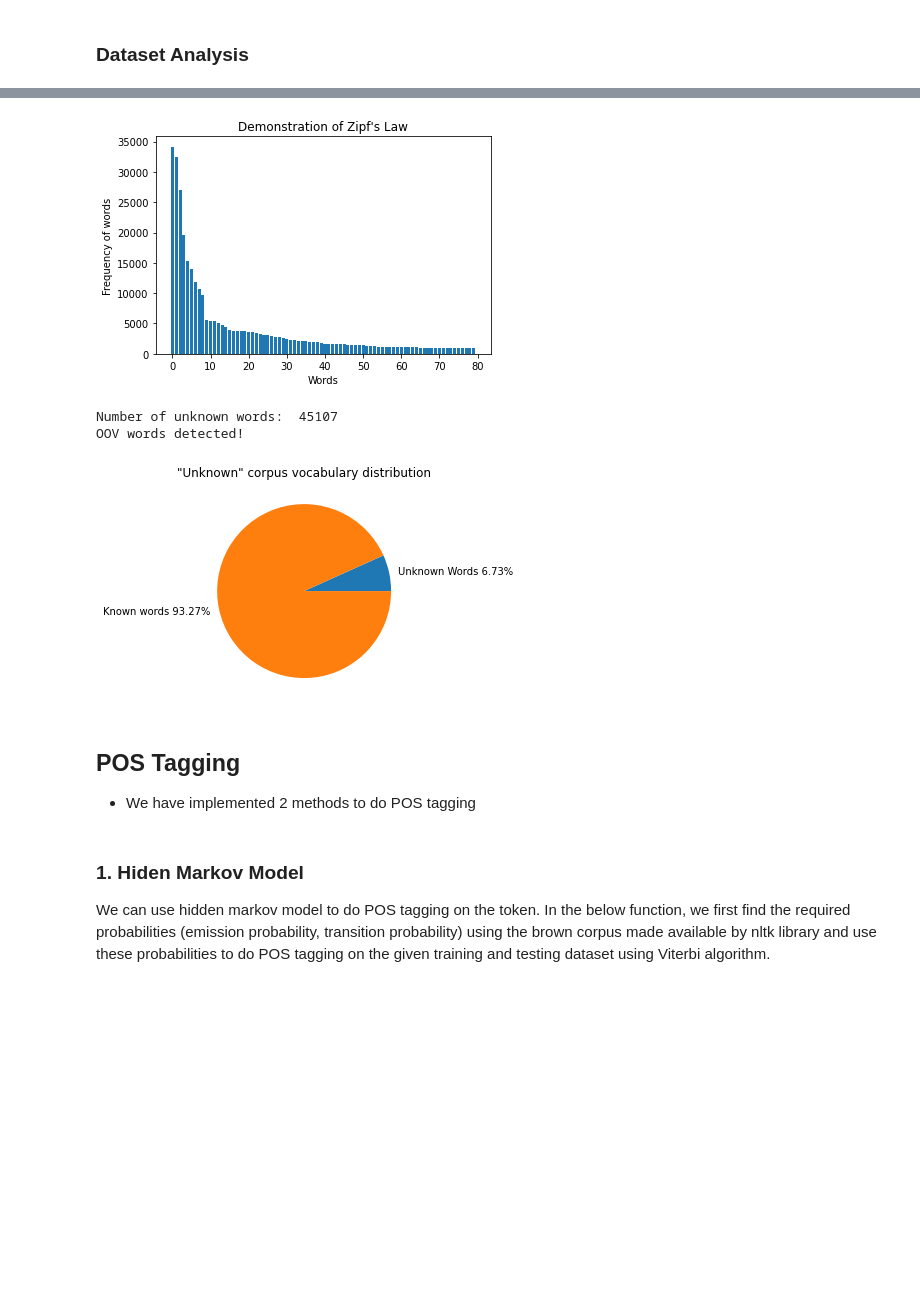
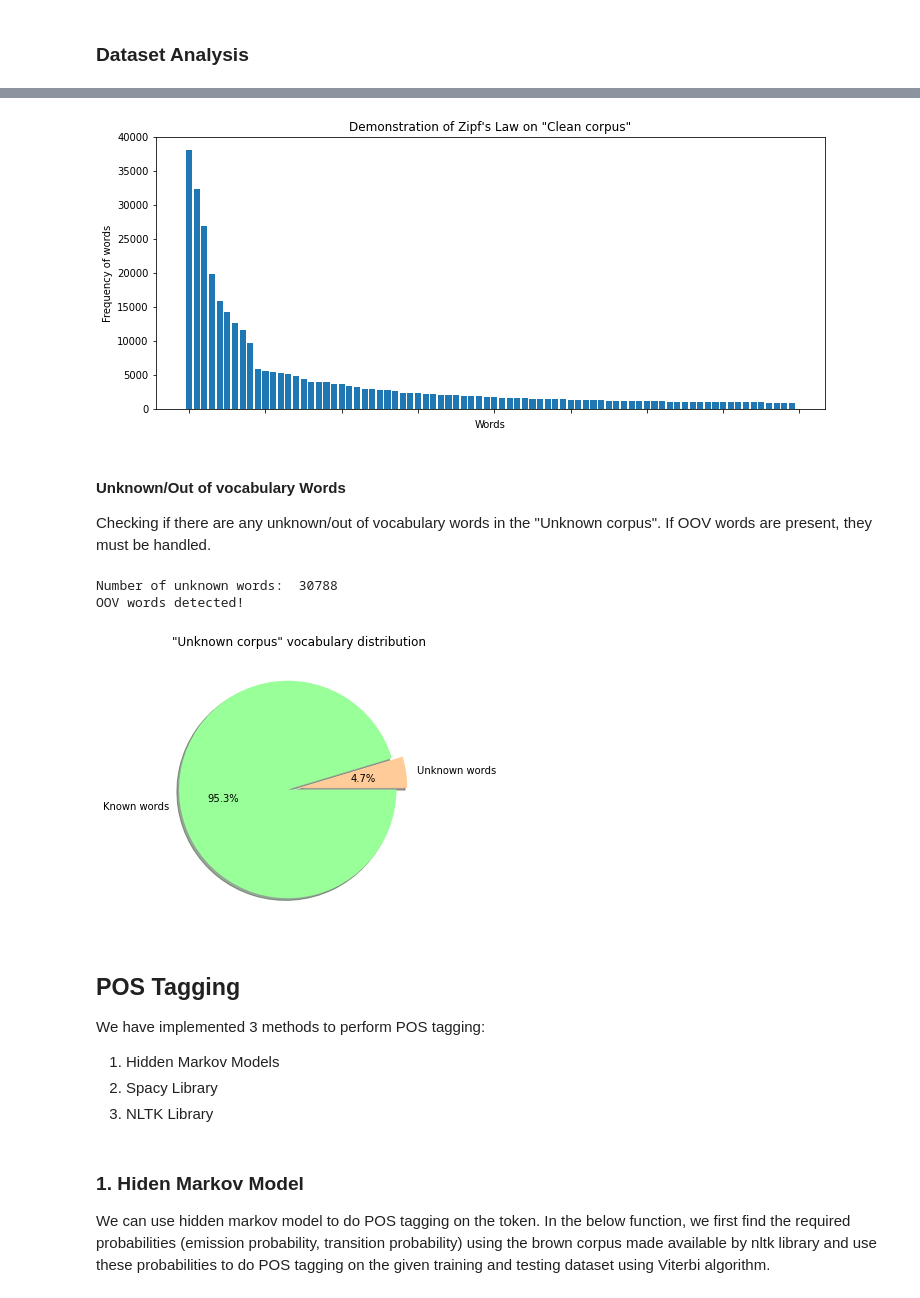
Before and after one commit to AdarshNandanwar/Grammar-Checker-for-English-Language-NLP, a Jupyter notebook: main.ipynb, the cells around one changed output, grey strips where cells are left out. Cells and saved outputs as stored; diff of their text form; code cells hidden in the pictures; blank space fills up the shorter version.

```diff
--- a/main.ipynb
+++ b/main.ipynb
@@ -150,6 +229,6 @@ def tokenization(segmented_corpus):
 # %%
-segmented_clean_text_list, map_to_corpus_index = segmentation(clean_text_list)
-tokenized_clean_text_list = tokenization(segmented_clean_text_list)
+segmented_clean_text_list, map_to_corpus_index = segmentation(clean_text_list, segmentation_strategy)
+tokenized_clean_text_list = tokenization(segmented_clean_text_list, tokenization_strategy)
 
 print('Segmentation of clean data')
 print('==========================\n')
@@ -180,6 +259,6 @@ Tokenization of clean data
 # %%
-segmented_unknown_text_list, map_to_corpus_index = segmentation(unknown_text_list)
-tokenized_unknown_text_list = tokenization(segmented_unknown_text_list)
+segmented_unknown_text_list, map_to_corpus_index = segmentation(unknown_text_list, segmentation_strategy)
+tokenized_unknown_text_list = tokenization(segmented_unknown_text_list, tokenization_strategy)
 
 print('Segmentation of unknown data')
 print('============================\n')
@@ -264,9 +346,13 @@ import numpy as np
 function_word_percent = round(num_function_words/num_total_words * 100,2)
 content_word_percent = round(num_content_words/num_total_words * 100,2)
 y = np.array([num_function_words, num_content_words])
-mylabels = ["Function Words "+str(function_word_percent)+"%", "Content words "+str(content_word_percent)+"%"]
-
-plt.pie(y, labels = mylabels)
-plt.title('Word type distribution in "Clean" corpus')
+# mylabels = ["Function Words "+str(function_word_percent)+"%", "Content words "+str(content_word_percent)+"%"]
+mylabels = ["Function words", "Content words"]
+explode = (0, 0.1)
+colors = ['#66b3ff','#ff9999']
+plt.rcParams.update({'figure.figsize':(10, 5)})
+plt.pie(y, labels = mylabels, explode=explode, autopct='%1.1f%%',
+        colors=colors, shadow=True, startangle=90)
+plt.title('Content and function word distribution in "Clean corpus"')
 plt.show()
 # %% [output]
@@ -282,25 +370,35 @@ def CountFrequency(my_list):
             freq[item] = 1
     return freq
 # %%
-mp = CountFrequency(token_list_unknown)
+def get_token_freq(token_list):
+    mp = CountFrequency(token_list)
 
-num_list = []
-for key in mp.keys():
-    num_list.append(mp[key])
+    num_list = []
+    for key in mp.keys():
+        num_list.append(mp[key])
 
-num_list.sort(reverse = True)
-num_list = num_list[:80]
+    num_list.sort(reverse = True)
+    num_list = num_list[:80]
+    return num_list
 # %%
-plt.bar(list(range(len(num_list))),num_list)
+y = get_token_freq(token_list_unknown)
+plt.rcParams.update({'figure.figsize':(12, 5)})
+plt.bar(list(range(len(y))),y)
+frame = plt.gca()
+frame.axes.xaxis.set_ticklabels([])
 plt.xlabel("Words")
 plt.ylabel("Frequency of words")
-plt.title("Demonstration of Zipf's Law")
+plt.title('Demonstration of Zipf\'s Law on "Clean corpus"')
 plt.show()
 # %% [output]
-[figure, old version]
+[figure, new version]
+# %% [markdown]
+#### Unknown/Out of vocabulary Words
+Checking if there are any unknown/out of vocabulary words in the "Unknown corpus".
+If OOV words are present, they must be handled.
 # %%
 # Calculation of unknown words in test set
-
+mp = CountFrequency(token_list_unknown)
 num_unknown_words = 0
 test_tokens = list(token_set_unknown)
 clean_tokens = list(token_set_clean)
@@ -312,21 +410,29 @@ print(f"Number of unknown words: ", num_unknown_words)
 if num_unknown_words > 0:
     print("OOV words detected!")
 # %% [output]
-Number of unknown words:  45107
+Number of unknown words:  30788
 OOV words detected!
 # %%
 unknown_word_percent = round(num_unknown_words/(len(token_list_unknown)) * 100,2)
 known_word_percent = round((len(token_list_unknown)-num_unknown_words)/(len(token_list_unknown)) * 100,2)
 y = np.array([num_unknown_words, len(token_list_unknown)-num_unknown_words])
-mylabels = ["Unknown Words "+str(unknown_word_percent)+"%", "Known words "+str(known_word_percent)+"%"]
-plt.pie(y, labels = mylabels)
-plt.title('"Unknown" corpus vocabulary distribution')
+# mylabels = ["Unknown Words "+str(unknown_word_percent)+"%", "Known words "+str(known_word_percent)+"%"]
+mylabels = ["Unknown words", "Known words"]
+explode = (0, 0.1)
+colors = ['#ffcc99', '#99ff99']
+plt.rcParams.update({'figure.figsize':(10, 5)})
+plt.pie(y, labels = mylabels, explode=explode, autopct='%1.1f%%',
+        colors=colors, shadow=True, startangle=0)
+plt.title('"Unknown corpus" vocabulary distribution')
 plt.show()
 # %% [output]
-[figure, old version]
+[figure, new version]
 # %% [markdown]
 ## POS Tagging
-- We have implemented 2 methods to do POS tagging
+We have implemented 3 methods to perform POS tagging:
+1. Hidden Markov Models
+2. Spacy Library
+3. NLTK Library
 # %% [markdown]
 ### 1. Hiden Markov Model
 We can use hidden markov model to do POS tagging on the token. In the below function, we first find the required probabilities (emission probability, transition probability) using the brown corpus made available by nltk library and use these probabilities to do POS tagging on the given training and testing dataset using Viterbi algorithm.
```
Also changed, not shown: parts of 74 cells of this notebook, 20 other files.
